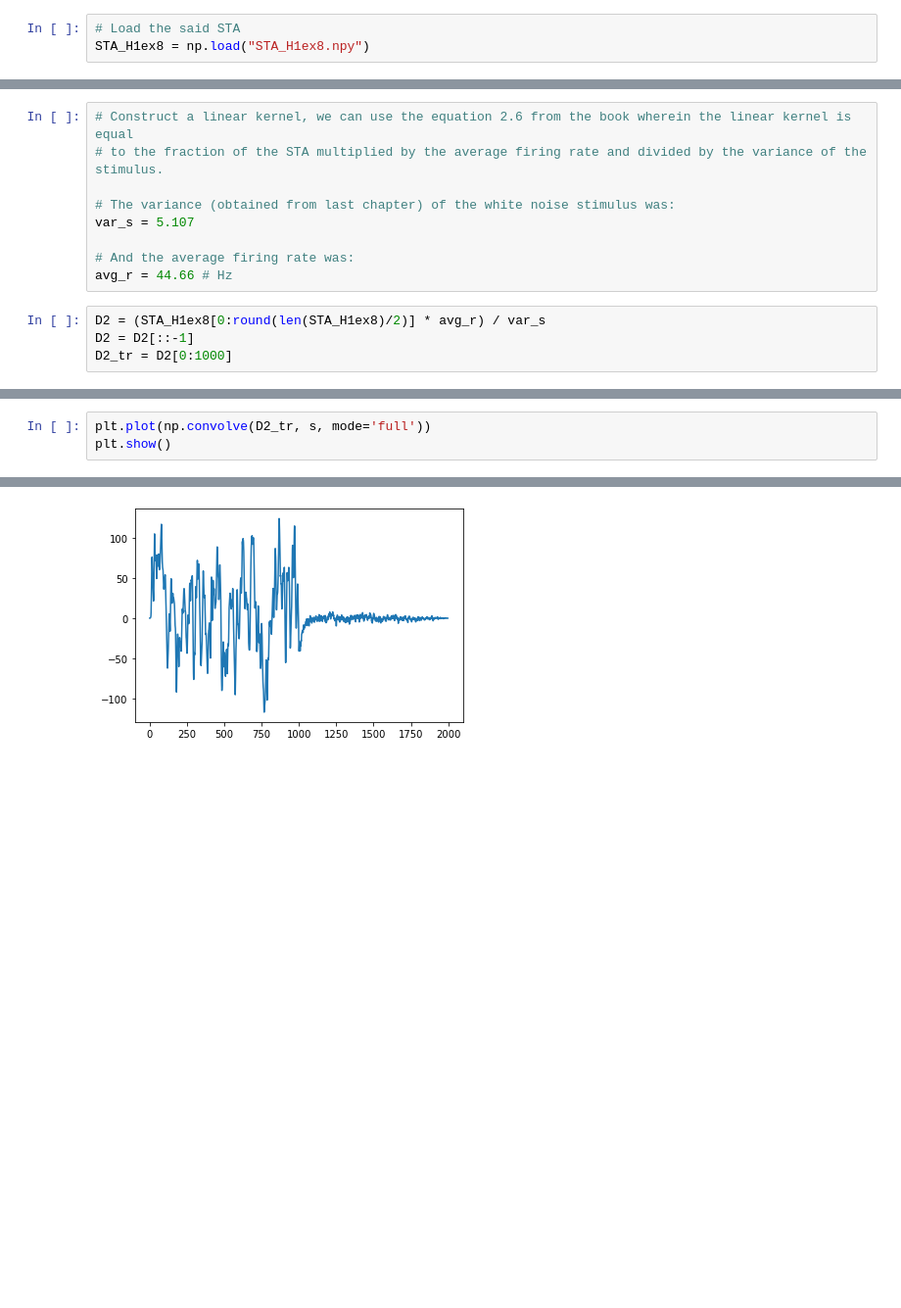
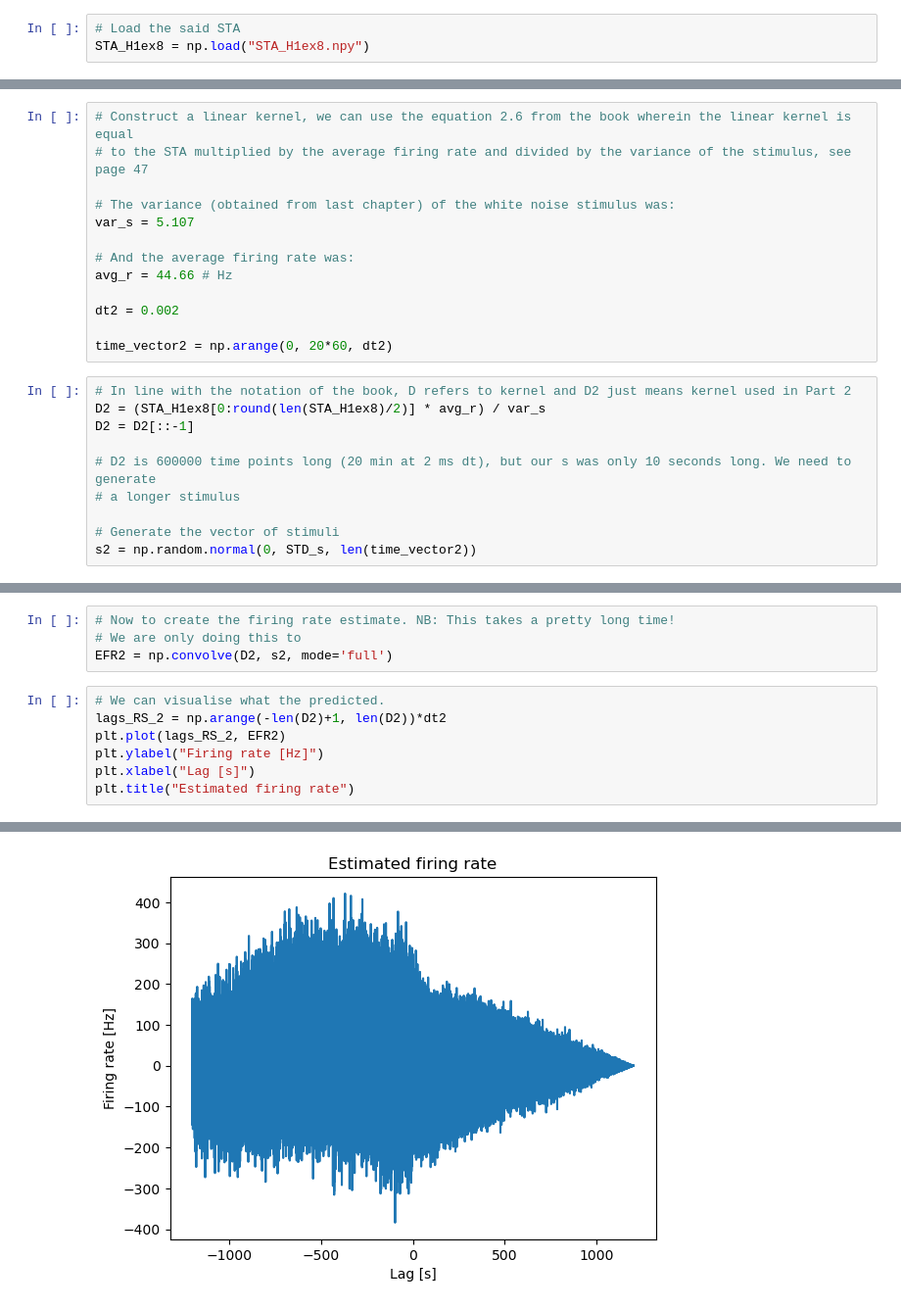
Before and after one commit to Revanchist317/DA_exercises, a Jupyter notebook: Chapter 2.ipynb, the cells around one changed output, grey strips where cells are left out. Shown: that part at 98% size. Drawn from its saved outputs; the diff is of its cells as text; blank space fills up the shorter version.

```diff
--- a/Chapter 2.ipynb
+++ b/Chapter 2.ipynb
@@ -111,13 +136,23 @@ STA_H1ex8 = np.load("STA_H1ex8.npy")
 # %%
 # Construct a linear kernel, we can use the equation 2.6 from the book wherein the linear kernel is equal
-# to the fraction of the STA multiplied by the average firing rate and divided by the variance of the stimulus.
+# to the STA multiplied by the average firing rate and divided by the variance of the stimulus, see page 47
 
 # The variance (obtained from last chapter) of the white noise stimulus was:
 var_s = 5.107
 
 # And the average firing rate was:
 avg_r = 44.66 # Hz
+
+dt2 = 0.002
+
+time_vector2 = np.arange(0, 20*60, dt2)
 # %%
+# In line with the notation of the book, D refers to kernel and D2 just means kernel used in Part 2
 D2 = (STA_H1ex8[0:round(len(STA_H1ex8)/2)] * avg_r) / var_s
 D2 = D2[::-1]
-D2_tr = D2[0:1000]
+
+# D2 is 600000 time points long (20 min at 2 ms dt), but our s was only 10 seconds long. We need to generate
+# a longer stimulus
+
+# Generate the vector of stimuli
+s2 = np.random.normal(0, STD_s, len(time_vector2))
@@ -137,4 +178,12 @@ plt.show()
+# %%
+# Now to create the firing rate estimate. NB: This takes a pretty long time!
+# We are only doing this to
+EFR2 = np.convolve(D2, s2, mode='full')
 # %%
-plt.plot(np.convolve(D2_tr, s, mode='full'))
-plt.show()
+# We can visualise what the predicted.
+lags_RS_2 = np.arange(-len(D2)+1, len(D2))*dt2
+plt.plot(lags_RS_2, EFR2)
+plt.ylabel("Firing rate [Hz]")
+plt.xlabel("Lag [s]")
+plt.title("Estimated firing rate")
 # %% [output]
@@ -141 +191 @@ plt.show()
-[figure, old version]
+[figure, new version]
```
Also changed, not shown: parts of 37 cells of this notebook.
